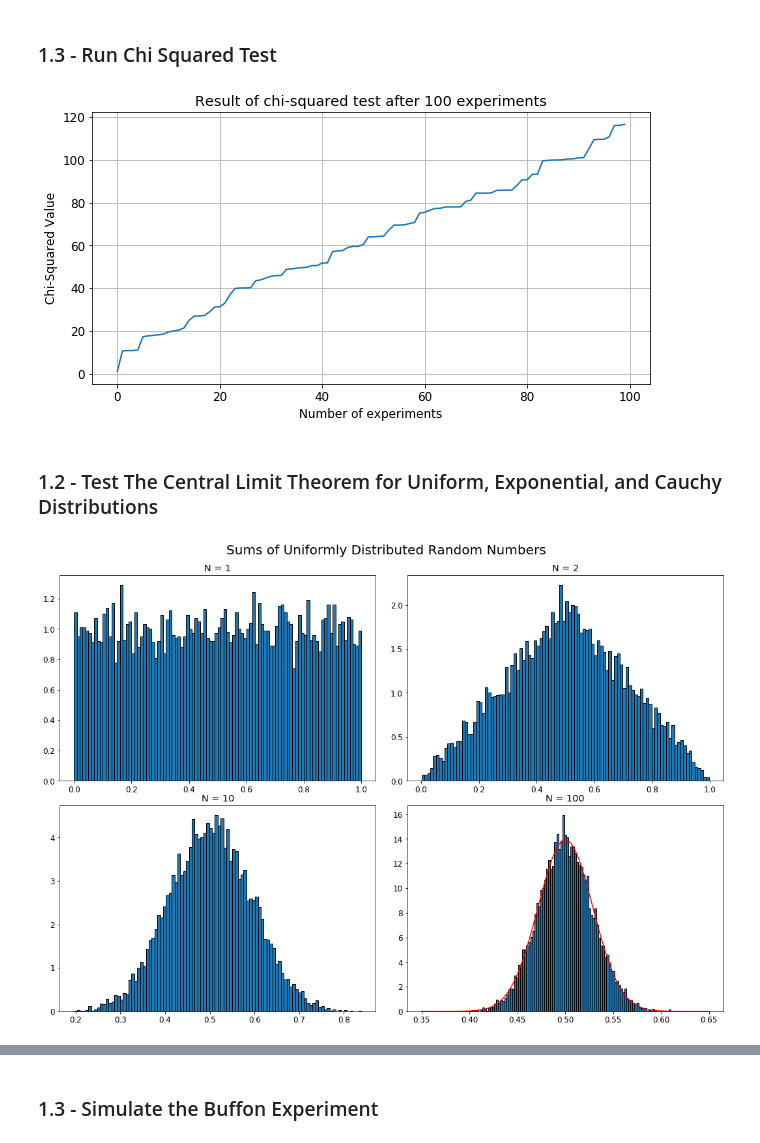
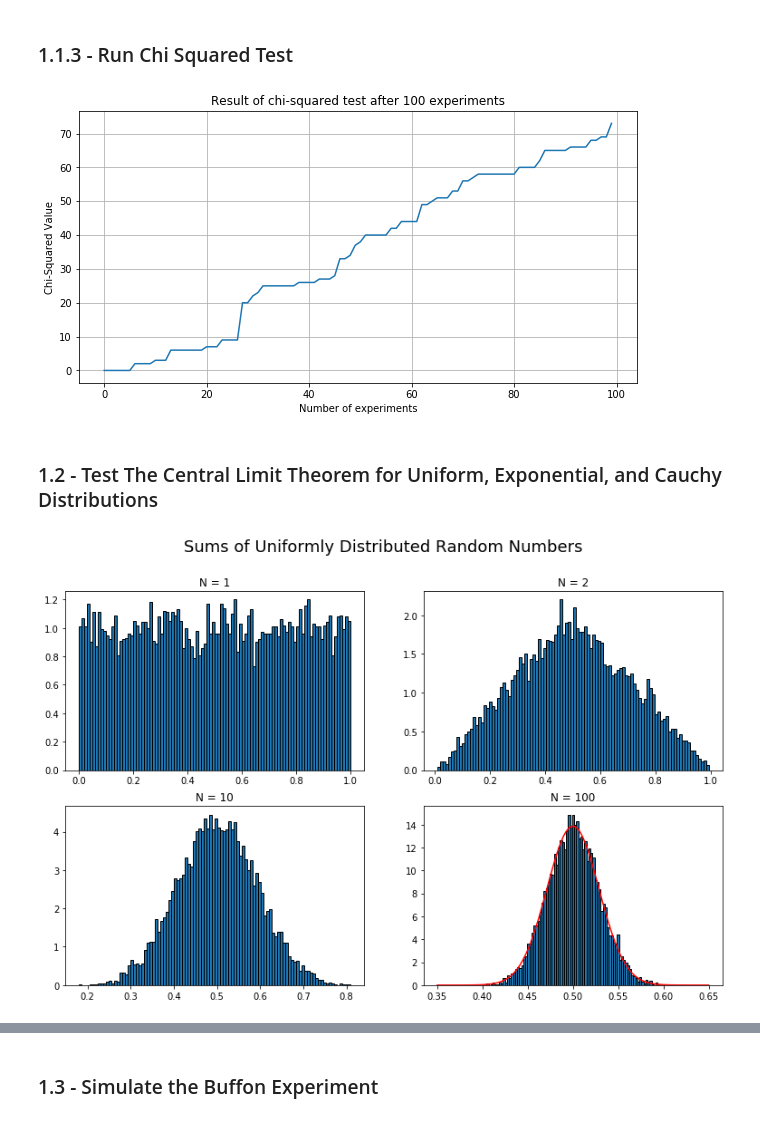
Before and after one commit to edoardodraetta/lsn_esercizi, a Jupyter notebook: esercizio_1/Esercizio_1.ipynb, the cells around one changed output, grey strips where cells are left out. Cells and saved outputs as stored; diff of their text form; code cells hidden in the pictures.

```diff
--- a/esercizio_1/Esercizio_1.ipynb
+++ b/esercizio_1/Esercizio_1.ipynb
@@ -3,11 +2,0 @@
-# %%
-# Load random numbers for part 1
-
-from matplotlib import pyplot as plt
-import numpy as np
-import math
-
-plt.rcParams.update({'font.size': 12})
-
-uniform_rng_file = "./rng/random.out"
-r = np.loadtxt(uniform_rng_file)
@@ -114,33 +58,13 @@ plt.show()
 # %% [markdown]
-### 1.3 - Run Chi Squared Test
+### 1.1.3 - Run Chi Squared Test
 # %%
 # Chi Squared Test
 
-M = 1000000   # Throws = 100 * 10.000
-N = 100       # Blocks
-L = int(M/N)  # Throws/Block
-n = int(L/N)  # Expected outcome
-
-chi2_sum = 0
-chi2_prog = np.zeros(N)
-
-# r = array of random numbers
-
-# Cumulative chi squared test
-for i in range(N):
-    count = 0
-    for j in range(L):
-        k = j+i*L
-        if ((i/N <= r[k]) and (r[k] < ((i+1)/N))):  # r_k in [i/N, i+1 / N)
-            count += 1
-
-    # chi2 = sum (Oi - Ei)^2 / Ei
-    chi2_sum += ((count - n)**2 / n)
-    chi2_prog[i] = chi2_sum
+avg = np.loadtxt("./rng/data/stats_1.1.3.dat",usecols=(1), delimiter=' ', unpack='true')
 
 # Plot the results
 plt.figure(figsize=(10, 5))
-plt.plot(chi2_prog)
+plt.plot(avg)
 plt.ylabel("Chi-Squared Value")
 plt.xlabel("Number of experiments")
 plt.title('Result of chi-squared test after {} experiments'.format(N))
@@ -148,6 +72,6 @@ plt.grid(True)
 # plt.savefig("./figures/1.1.3.png")
 plt.show()
 # %% [output]
-[figure, old version]
+[figure, new version]
 # %% [markdown]
 ### 1.2 - Test The Central Limit Theorem for Uniform, Exponential, and Cauchy Distributions
@@ -184,38 +78,36 @@ r_exp = np.loadtxt(exp_file, max_rows=N)
 # %%
 # Uniform Distribution with CLT Test
 
-sum_uni_1 = sum_distribution(r_uni, 1, M)
-sum_uni_2 = sum_distribution(r_uni, 2, M)
-sum_uni_10 = sum_distribution(r_uni, 10, M)
-sum_uni_100 = sum_distribution(r_uni, 100, M)
+datafile = "./rng/data/stats_1.2.1.dat"
 
-plt.rcParams.update({"figure.titlesize": 20})
+sums1, sums2, sums10, sums100 = np.loadtxt(
+    datafile, usecols=(0, 1, 2, 3), delimiter=' ', unpack='true')
 
-fig, axes = plt.subplots(2, 2, figsize=(15, 10))
-plt.tight_layout()
-fig.suptitle("Sums of Uniformly Distributed Random Numbers", y=1.04)
+fig, axes = plt.subplots(2, 2, figsize=(13, 8))
+fig.suptitle("Sums of Uniformly Distributed Random Numbers",fontsize=18)
 
-axes[0, 0].hist(sum_uni_1, bins=100, ec='black', density=True)
+axes[0, 0].hist(sums1, bins=100, ec='black', density=True)
 axes[0, 0].title.set_text("N = 1")
 
-axes[0, 1].hist(sum_uni_2, bins=100, ec='black', density=True)
+axes[0, 1].hist(sums2, bins=100, ec='black', density=True)
 axes[0, 1].title.set_text("N = 2")
 
-axes[1, 0].hist(sum_uni_10, bins=100, ec='black', density=True)
+axes[1, 0].hist(sums10, bins=100, ec='black', density=True)
 axes[1, 0].title.set_text("N = 10")
 
-axes[1, 1].hist(sum_uni_100, bins=100, ec='black', density=True)
+axes[1, 1].hist(sums100, bins=100, ec='black', density=True)
 axes[1, 1].title.set_text("N = 100")
 
+# plt.tight_layout()
 
-data = sum_uni_100
+data = sums100
 mean, std_dev = norm.fit(data)
 x = np.linspace(0.35, 0.65, 100)
 gauss_fit = norm.pdf(x, mean, std_dev)
 axes[1, 1].plot(x, gauss_fit, color='red')
 plt.show()
 # %% [output]
-[figure, old version]
+[figure, new version]
 # %%
 # Exponential Distribution with CLT Test
 
```
Also changed, not shown: parts of 15 cells of this notebook, 5 other files.
